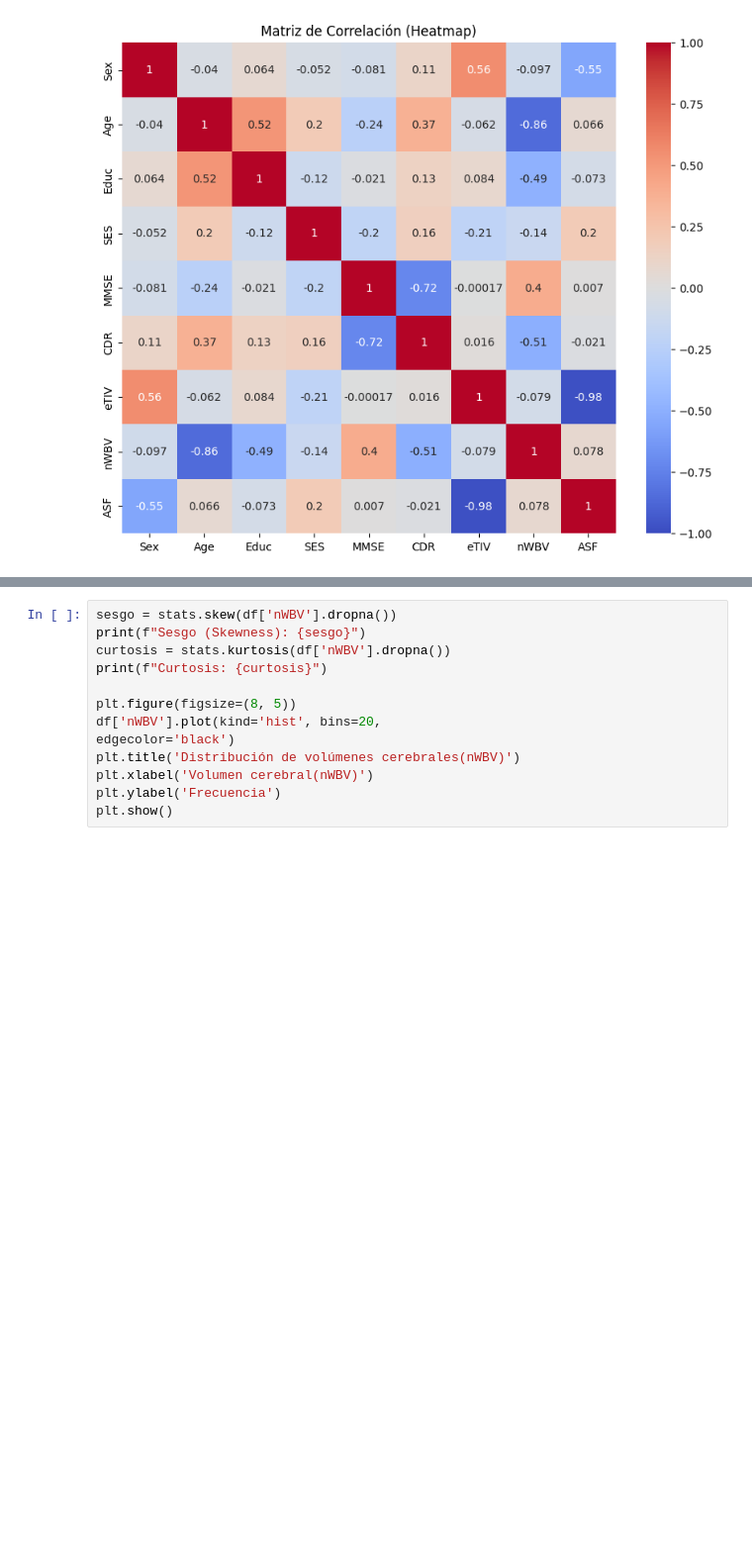
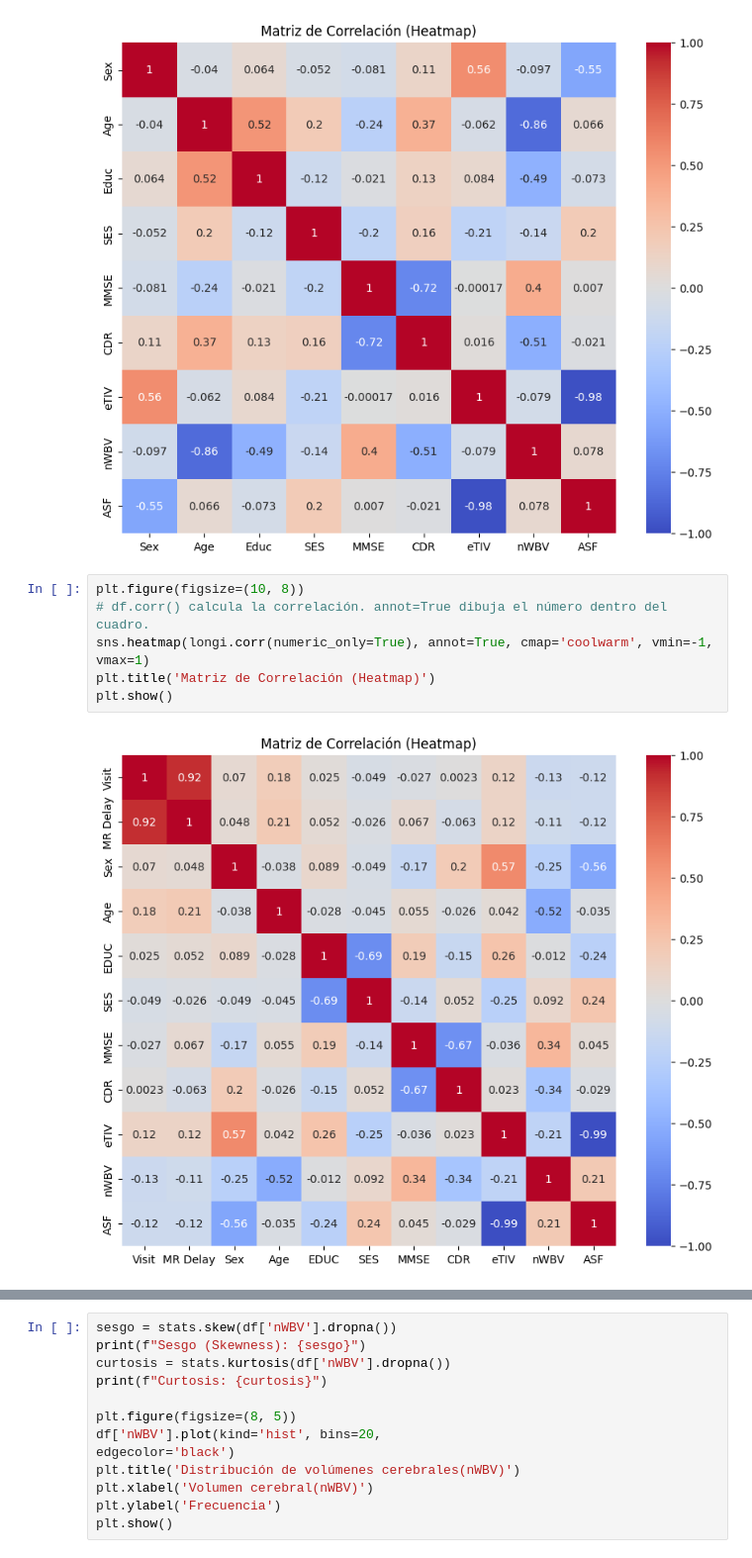
Before and after one commit to felipe0435/Proyecto-2-Mineria-de-datos, a Jupyter notebook: analisis.ipynb, the cells around one changed output, grey strips where cells are left out. Shown at 99% size. Drawn from its saved outputs; the diff is of its cells as text; blank space fills up the shorter version.

```diff
--- a/analisis.ipynb
+++ b/analisis.ipynb
@@ -187,3 +244,11 @@ plt.title('Matriz de Correlación (Heatmap)')
 plt.show()
 # %% [output]
 [figure]
+# %%
+plt.figure(figsize=(10, 8))
+# df.corr() calcula la correlación. annot=True dibuja el número dentro del cuadro.
+sns.heatmap(longi.corr(numeric_only=True), annot=True, cmap='coolwarm', vmin=-1, vmax=1)
+plt.title('Matriz de Correlación (Heatmap)')
+plt.show()
+# %% [output]
+[figure, added]
```
Also changed, not shown: parts of 30 cells of this notebook, 1 other file.
